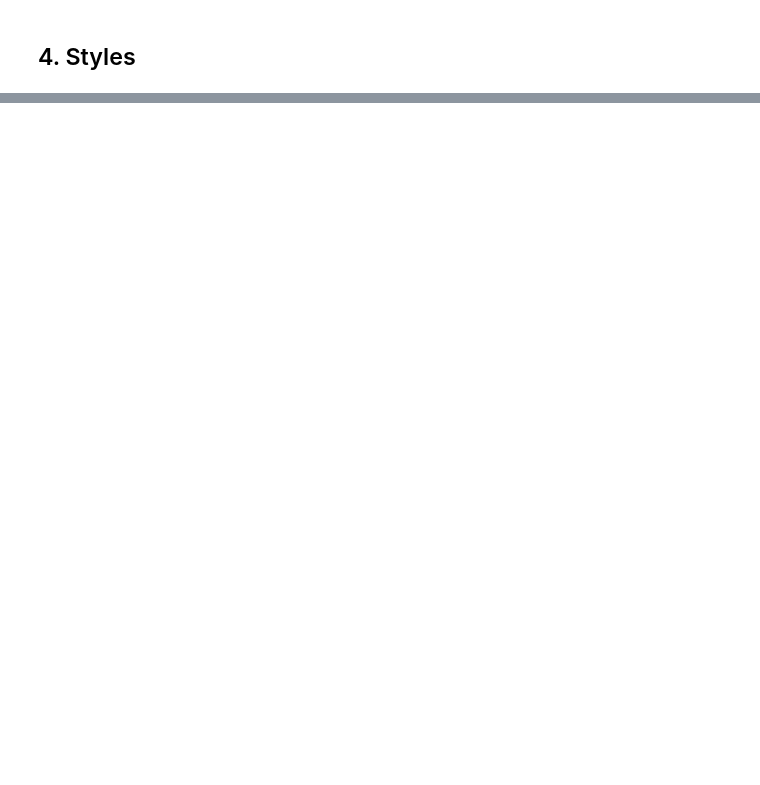
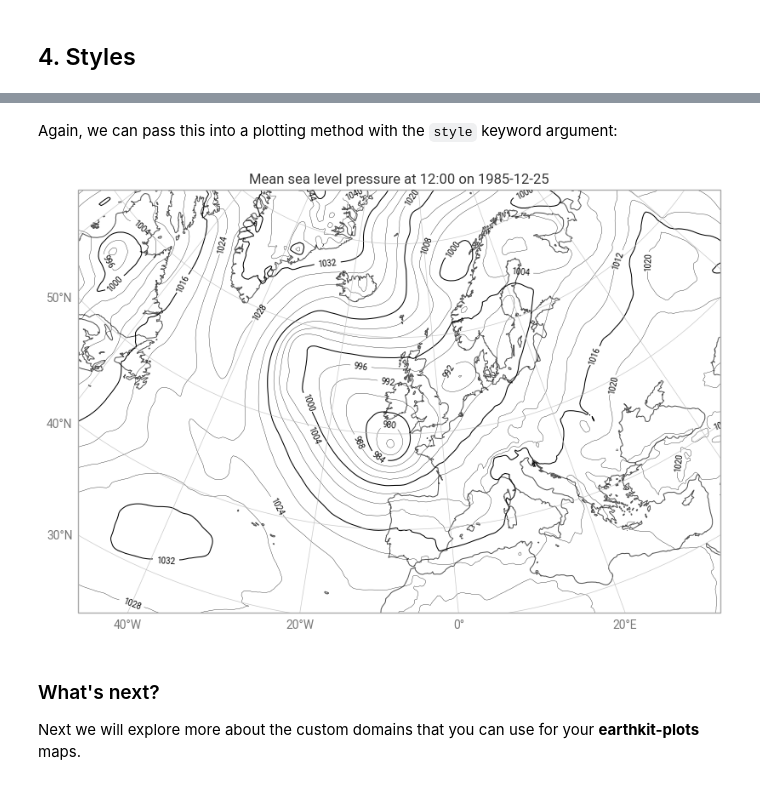
Before and after one commit to ecmwf/earthkit-plots, a Jupyter notebook: docs/examples/guide/04-styles.ipynb, the cells around one changed output, grey strips where cells are left out. Saved outputs shown, nothing was run; the diff lists cells and outputs as text; code cells hidden in the pictures; blank space fills up the shorter version.

```diff
--- a/docs/examples/guide/04-styles.ipynb
+++ b/docs/examples/guide/04-styles.ipynb
@@ -14,2 +85,2 @@ style = ek.plots.styles.Style(
 # %%
-ek.plots.quickplot(data, domain="Europe", style=style).show()
+_, pressure = ek.data.from_source("sample", "era5-2t-msl-1985122512.grib")
@@ -17,0 +99,34 @@ ek.plots.quickplot(data, domain="Europe", style=style).show()
+# %%
+style = ek.plots.styles.Contour(
+
+    # One contour every 4 hPa - by default, this will be all multiples of step (4),
+    # but you can change this with the `reference` key
+    # NOTE: you can also pass a list or range
+    levels={"step": 4},
+
+    # Make every contour line black
+    linecolors="black",
+
+    # Convert to units of hPa
+    units="hPa",
+
+    # Highlight every fourth line
+    linewidths=[0.25, 0.25, 0.25, 0.75],
+
+    # Apply contour labels
+    labels=True,
+
+    # Do not use a legend (useful with quickplot, which will try to add legends by default)
+    legend_style=None,
+
+)
+# %% [markdown]
+Again, we can pass this into a plotting method with the `style` keyword argument:
+# %%
+ek.plots.quickplot(pressure, domain="North Atlantic", style=style).show()
+# %% [output]
+[figure, added]
+# %% [markdown]
+### What's next?
+
+Next we will explore more about the custom domains that you can use for your **earthkit-plots** maps.
```
Also changed, not shown: parts of 14 cells of this notebook, 4 other files.
